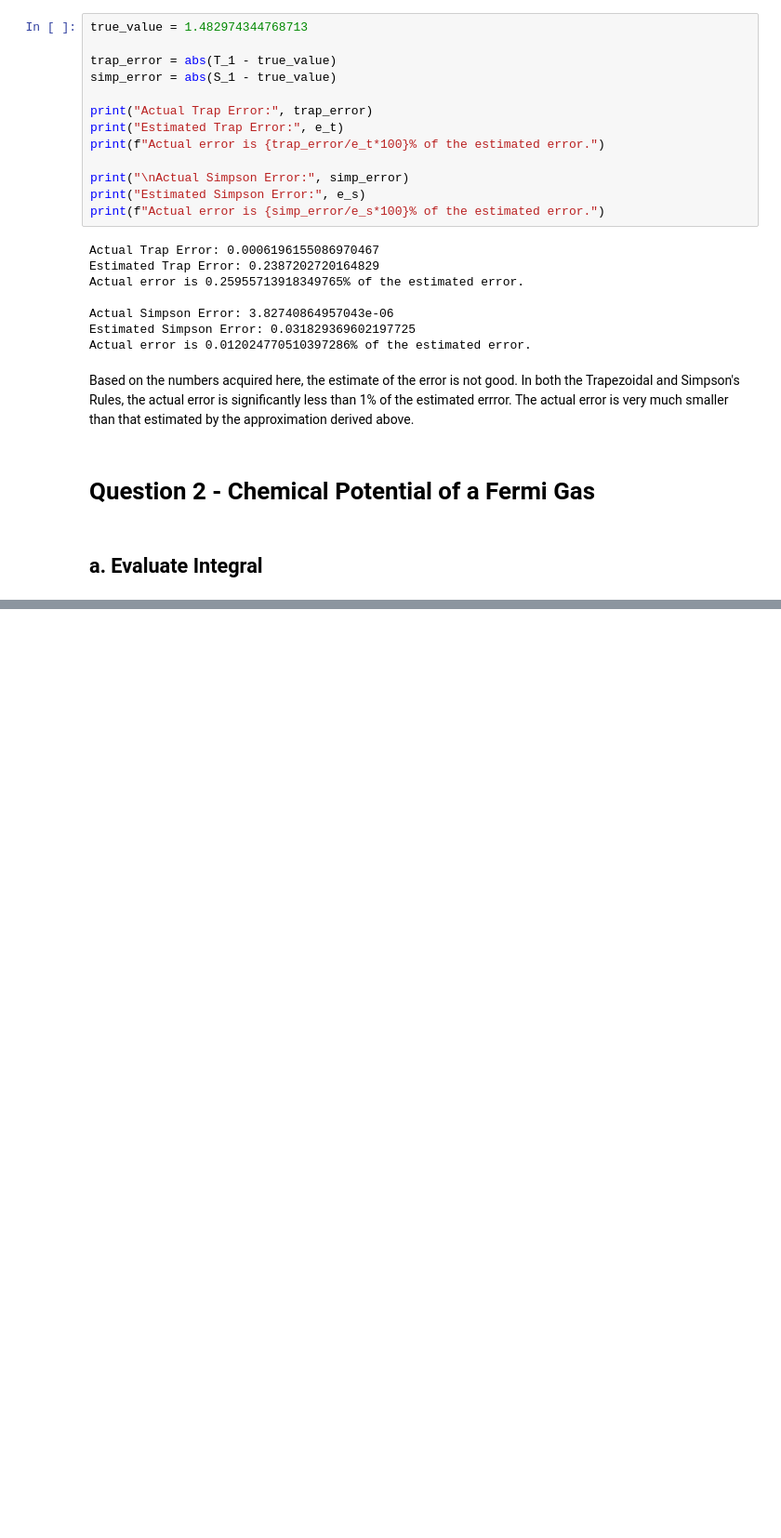
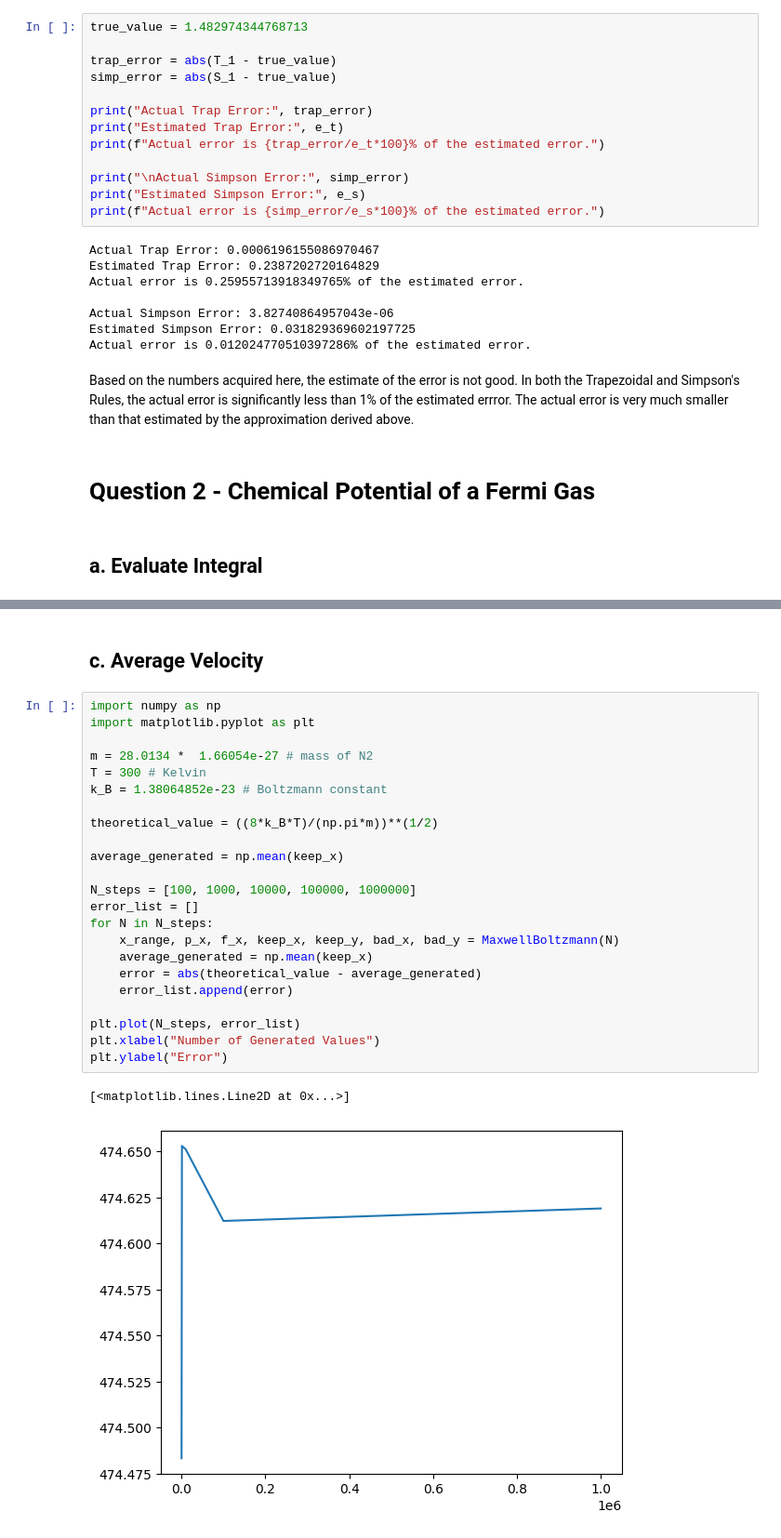
Before and after one commit to LFW25/PHYS512-Computational_Physics, a Jupyter notebook: Assignments/A2.ipynb, the cells around one changed output, grey strips where cells are left out. Shown at 93% size. Cells and saved outputs as stored; diff of their text form; blank space fills up the shorter version.

```diff
--- a/Assignments/A2.ipynb
+++ b/Assignments/A2.ipynb
@@ -167,0 +259,28 @@ y = np.linspace(-10^3, 10^3, 10^6)
+# %% [markdown]
+## **c. Average Velocity**
+# %%
+import numpy as np
+import matplotlib.pyplot as plt
+
+m = 28.0134 *  1.66054e-27 # mass of N2
+T = 300 # Kelvin
+k_B = 1.38064852e-23 # Boltzmann constant
+
+theoretical_value = ((8*k_B*T)/(np.pi*m))**(1/2)
+
+average_generated = np.mean(keep_x)
+
+N_steps = [100, 1000, 10000, 100000, 1000000]
+error_list = []
+for N in N_steps:
+    x_range, p_x, f_x, keep_x, keep_y, bad_x, bad_y = MaxwellBoltzmann(N)
+    average_generated = np.mean(keep_x)
+    error = abs(theoretical_value - average_generated)
+    error_list.append(error)
+
+plt.plot(N_steps, error_list)
+plt.xlabel("Number of Generated Values")
+plt.ylabel("Error")
+# %% [output]
+[<matplotlib.lines.Line2D at 0x...>]
+[figure, added]
```
Also changed, not shown: parts of 12 cells of this notebook.
